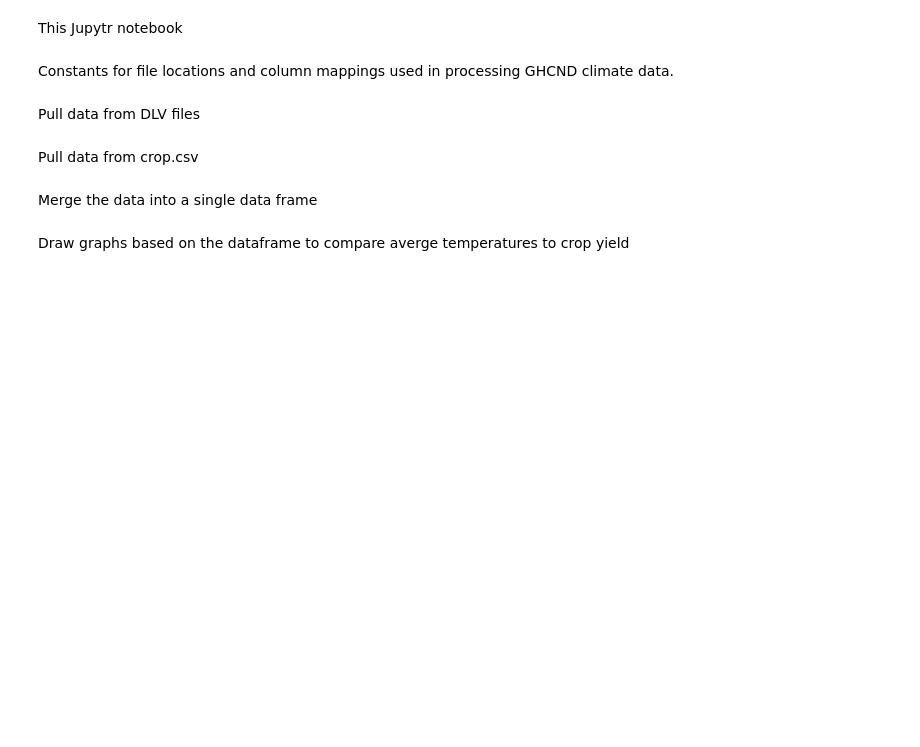
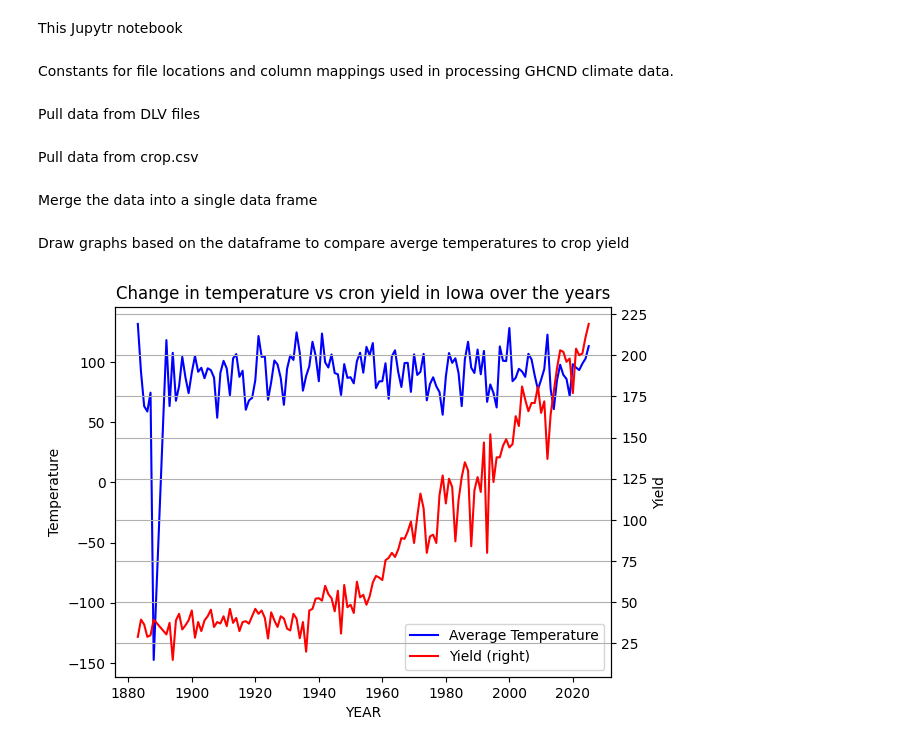
Before and after one commit to T-D-X/CS598, a Jupyter notebook: climate_crop_study.ipynb, the cells around one changed output. Drawn from its saved outputs; the diff is of its cells as text; code cells hidden in the pictures; blank space fills up the shorter version.

Commit message:
added merge and plotting

```diff
--- a/climate_crop_study.ipynb
+++ b/climate_crop_study.ipynb
@@ -129,7 +129,7 @@ def get_mean_temperature_per_year(state_code=STATE_CODE):
     except FileNotFoundError:
         state_data_df = get_state_data(state_code)
         mean_temp_per_year_df = state_data_df.groupby("YEAR")["TAVG"].mean().reset_index()
-        mean_temp_per_year_df.rename(columns={"TAVG": "MEAN_TAVG"}, inplace=True)
+        mean_temp_per_year_df.rename(columns={"TAVG": "Average Temperature"}, inplace=True)
         mean_temp_per_year_df.to_csv(GHCND_OUTPUT_FILE, index=False)
     return mean_temp_per_year_df
 
@@ -156,6 +156,8 @@ def load_crop_data():
             (crop_df["Commodity"] == "CORN")
         ]
         crop_df = crop_df[["Year", "Value"]]
+        crop_df.rename(columns={"Year": "YEAR"}, inplace=True)
+        crop_df.rename(columns={"Value": "Yield"}, inplace=True)
 
         file_path = Path(CROP_OUTPUT_FILE)
         file_path.parent.mkdir(parents=True, exist_ok=True)
@@ -165,5 +167,27 @@ def load_crop_data():
 crop_data_df = load_crop_data()
 # %% [markdown]
 Merge the data into a single data frame
+# %%
+def merge_crop_and_temp_data(crop_df, temp_df):
+    df = pd.merge(crop_df, temp_df, on="YEAR", how="inner")
+    return df
+
+merged_df = merge_crop_and_temp_data(crop_data_df, mean_temperature_per_year_df)
 # %% [markdown]
 Draw graphs based on the dataframe to compare averge temperatures to crop yield
+# %%
+def plot_df(df):
+    _, axis = plt.subplots()
+    df.plot(x="YEAR", y="Average Temperature", ax=axis, color="blue", label="Average Temperature")
+    df.plot(x="YEAR", y="Yield", ax=axis, color="red", label="Yield", secondary_y=True)
+
+    axis.set_ylabel("Temperature")
+    axis.right_ax.set_ylabel("Yield")
+
+    plt.title(f"Change in temperature vs cron yield in {STATE.title()} over the years")
+    plt.grid(True)
+    plt.show()
+
+plot_df(merged_df)
+# %% [output]
+[figure, added]
```
Also changed, not shown: 2 other files.
